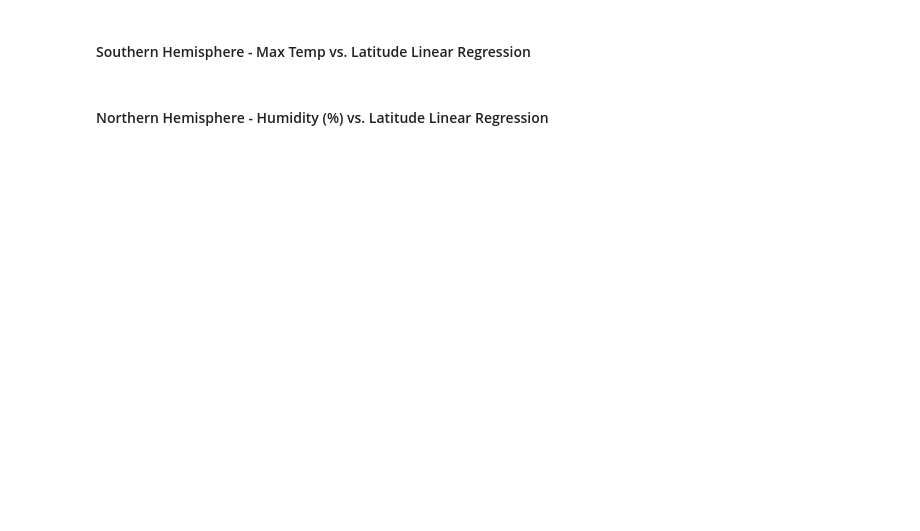
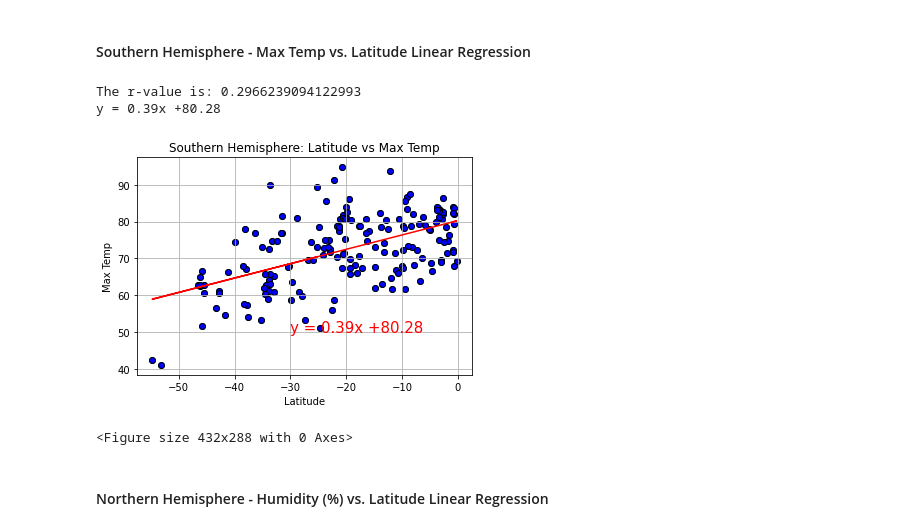
Before and after one commit to stefanyl/python-api-challenge, a Jupyter notebook: WeatherPy/WeatherPy.ipynb, the cells around one changed output. Cells and saved outputs as stored; diff of their text form; code cells hidden in the pictures; blank space fills up the shorter version.

```diff
--- a/WeatherPy/WeatherPy.ipynb
+++ b/WeatherPy/WeatherPy.ipynb
@@ -311,4 +365,43 @@ plt.savefig("City Latitude vs Wind Speed.png")
 # %% [markdown]
 ####  Southern Hemisphere - Max Temp vs. Latitude Linear Regression
+# %%
+#Set x & y values
+x_values = south_hem['Lat']
+y_values = south_hem['Max Temp']
+
+#linear regression
+(slope, intercept, rvalue, pvalue, stderr) = stats.linregress(x_values, y_values)
+
+# Get regression values
+regress_values = x_values * slope + intercept
+line_eq = "y = " + str(round(slope,2)) + "x +" + str(round(intercept,2))
+
+# Create Plot
+plt.scatter(x_values,y_values)
+plt.plot(x_values,regress_values,"r-")
+
+# Label plot and annotate the line equation
+plt.title('Southern Hemisphere: Latitude vs Max Temp')
+plt.scatter(x_values,y_values,color= 'blue', edgecolors = 'black')
+plt.grid()
+plt.xlabel('Latitude')
+plt.ylabel('Max Temp')
+
+plt.annotate(line_eq,(-30,50),fontsize=15,color="red")
+
+# Print r value
+print(f"The r-value is: {rvalue**2}")
+print(line_eq)
+
+# Show plot
+plt.show()
+
+#save plot as .png
+plt.savefig("Southern Hemisphere: Latitude vs Max Temp.png")
+# %% [output]
+The r-value is: 0.2966239094122993
+y = 0.39x +80.28
+[figure, added]
+<Figure size 432x288 with 0 Axes>
 # %% [markdown]
 ####  Northern Hemisphere - Humidity (%) vs. Latitude Linear Regression
```
Also changed, not shown: parts of 9 cells of this notebook, 8 other files.
